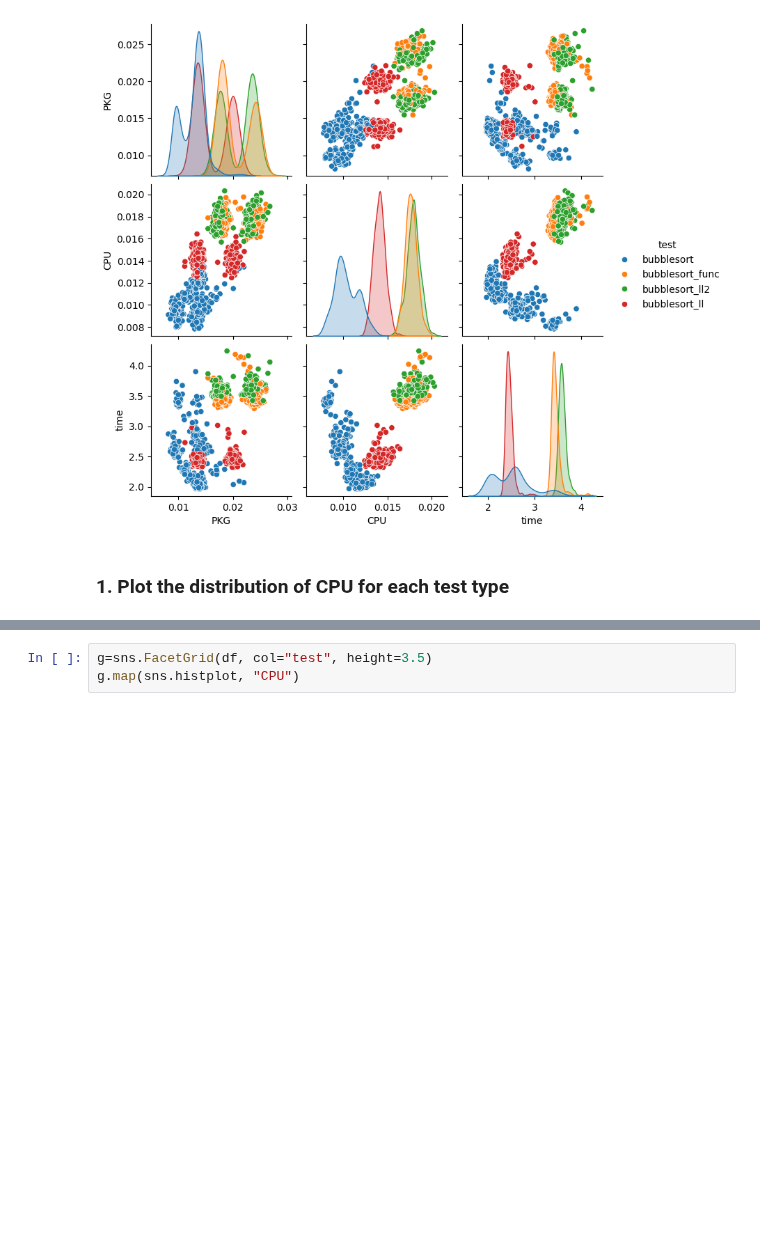
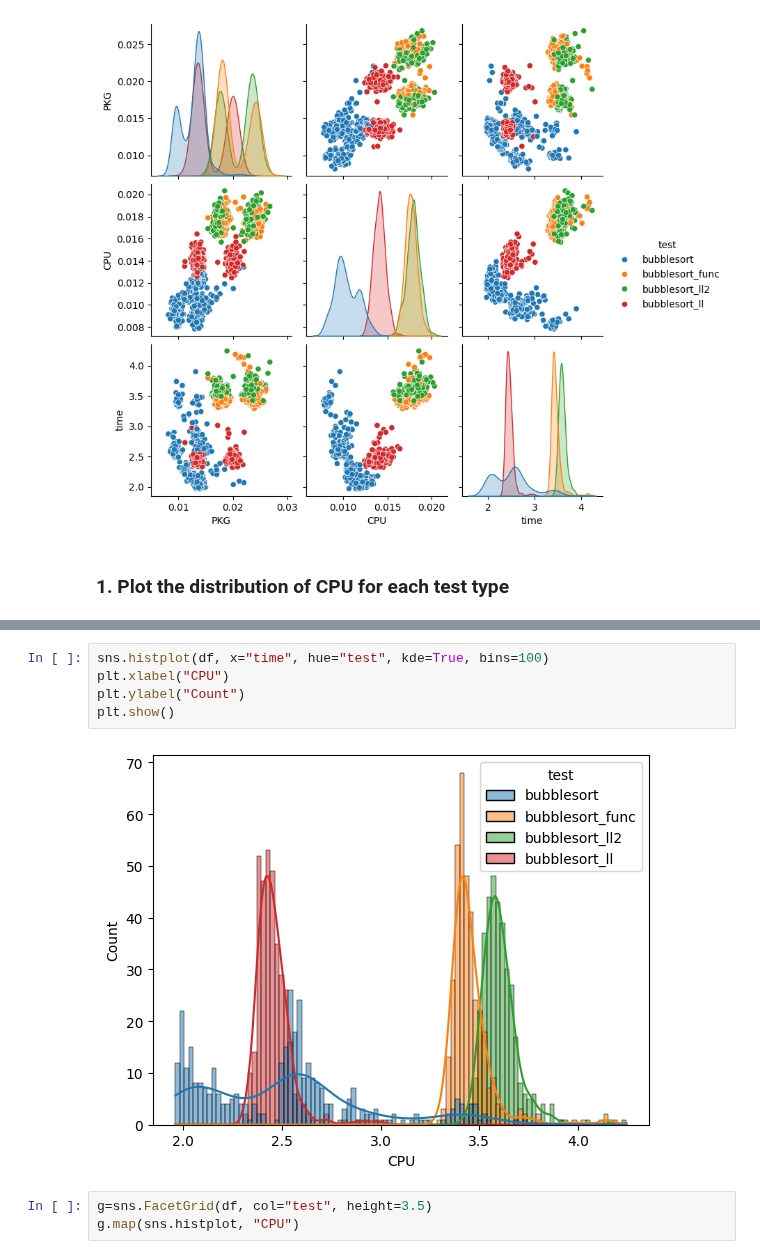
Before and after one commit to jeff0167/Data_And_Things, a Jupyter notebook: Hand_in/Exercises in statistics.ipynb, the cells around one changed output, grey strips where cells are left out. Cells and saved outputs as stored; diff of their text form; blank space fills up the shorter version.

```diff
--- a/Hand_in/Exercises in statistics.ipynb
+++ b/Hand_in/Exercises in statistics.ipynb
@@ -88,3 +88,10 @@ plt.show()
+# %%
+sns.histplot(df, x="time", hue="test", kde=True, bins=100)
+plt.xlabel("CPU")
+plt.ylabel("Count")
+plt.show()
+# %% [output]
+[figure, added]
 # %%
 g=sns.FacetGrid(df, col="test", height=3.5)
 g.map(sns.histplot, "CPU")
```
Also changed, not shown: parts of 5 cells of this notebook, 4 other files.
